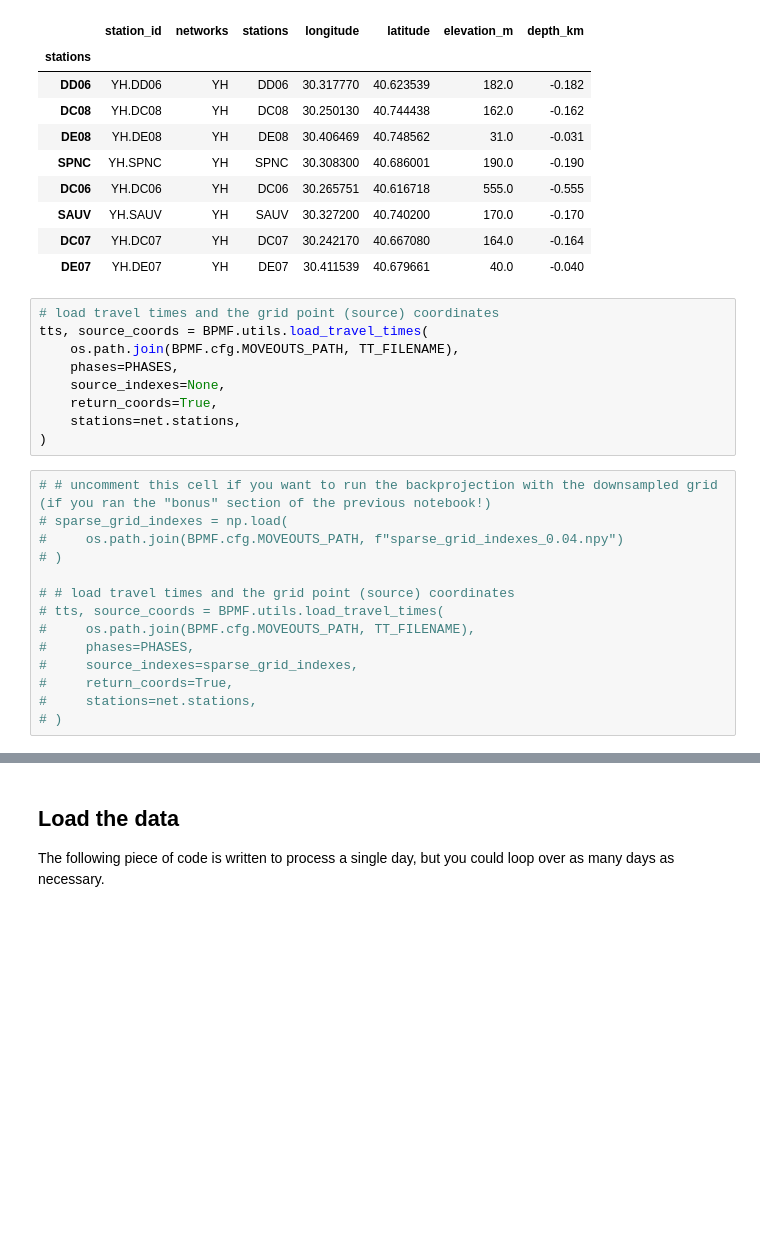
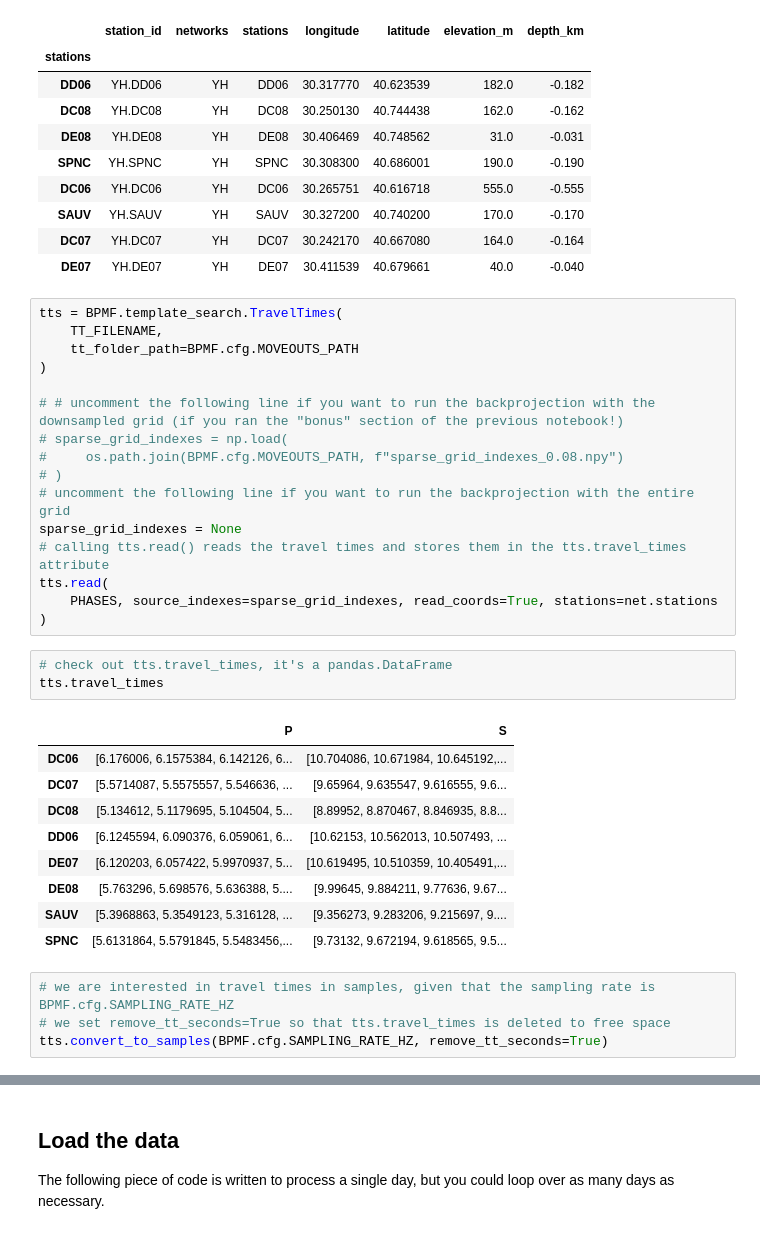
Before and after one commit to ebeauce/Seismic_BPMF, a Jupyter notebook: source/tutorial/notebooks/5_backprojection.ipynb, the cells around one changed output, grey strips where cells are left out. Drawn from its saved outputs; the diff is of its cells as text; blank space fills up the shorter version.

Commit message:
Update doc with TravelTimes

```diff
--- a/source/tutorial/notebooks/5_backprojection.ipynb
+++ b/source/tutorial/notebooks/5_backprojection.ipynb
@@ -69,26 +69,36 @@ net.metadata
 | SAUV | YH.SAUV | YH | SAUV | 30.327200 | 40.740200 | 170.0 | -0.170 |
 | DC07 | YH.DC07 | YH | DC07 | 30.242170 | 40.667080 | 164.0 | -0.164 |
 | DE07 | YH.DE07 | YH | DE07 | 30.411539 | 40.679661 | 40.0 | -0.040 |
-# %%
-# load travel times and the grid point (source) coordinates
-tts, source_coords = BPMF.utils.load_travel_times(
-    os.path.join(BPMF.cfg.MOVEOUTS_PATH, TT_FILENAME),
-    phases=PHASES,
-    source_indexes=None,
-    return_coords=True,
-    stations=net.stations,
-)
 # %%
-# # uncomment this cell if you want to run the backprojection with the downsampled grid (if you ran the "bonus" section of the previous notebook!)
+tts = BPMF.template_search.TravelTimes(
+    TT_FILENAME,
+    tt_folder_path=BPMF.cfg.MOVEOUTS_PATH
+)
+
+# # uncomment the following line if you want to run the backprojection with the downsampled grid (if you ran the "bonus" section of the previous notebook!)
 # sparse_grid_indexes = np.load(
-#     os.path.join(BPMF.cfg.MOVEOUTS_PATH, f"sparse_grid_indexes_0.04.npy")
+#     os.path.join(BPMF.cfg.MOVEOUTS_PATH, f"sparse_grid_indexes_0.08.npy")
 # )
-
-# # load travel times and the grid point (source) coordinates
-# tts, source_coords = BPMF.utils.load_travel_times(
-#     os.path.join(BPMF.cfg.MOVEOUTS_PATH, TT_FILENAME),
-#     phases=PHASES,
-#     source_indexes=sparse_grid_indexes,
-#     return_coords=True,
-#     stations=net.stations,
-# )
+# uncomment the following line if you want to run the backprojection with the entire grid
+sparse_grid_indexes = None
+# calling tts.read() reads the travel times and stores them in the tts.travel_times attribute
+tts.read(
+    PHASES, source_indexes=sparse_grid_indexes, read_coords=True, stations=net.stations
+)
+# %%
+# check out tts.travel_times, it's a pandas.DataFrame
+tts.travel_times
+# %% [output]
+|  | P | S |
+| DC06 | [6.176006, 6.1575384, 6.142126, 6... | [10.704086, 10.671984, 10.645192,... |
+| DC07 | [5.5714087, 5.5575557, 5.546636, ... | [9.65964, 9.635547, 9.616555, 9.6... |
+| DC08 | [5.134612, 5.1179695, 5.104504, 5... | [8.89952, 8.870467, 8.846935, 8.8... |
+| DD06 | [6.1245594, 6.090376, 6.059061, 6... | [10.62153, 10.562013, 10.507493, ... |
+| DE07 | [6.120203, 6.057422, 5.9970937, 5... | [10.619495, 10.510359, 10.405491,... |
+| DE08 | [5.763296, 5.698576, 5.636388, 5.... | [9.99645, 9.884211, 9.77636, 9.67... |
+| SAUV | [5.3968863, 5.3549123, 5.316128, ... | [9.356273, 9.283206, 9.215697, 9.... |
+| SPNC | [5.6131864, 5.5791845, 5.5483456,... | [9.73132, 9.672194, 9.618565, 9.5... |
+# %%
+# we are interested in travel times in samples, given that the sampling rate is BPMF.cfg.SAMPLING_RATE_HZ
+# we set remove_tt_seconds=True so that tts.travel_times is deleted to free space
+tts.convert_to_samples(BPMF.cfg.SAMPLING_RATE_HZ, remove_tt_seconds=True)
```
Also changed, not shown: parts of 5 cells of this notebook, 37 other files.
